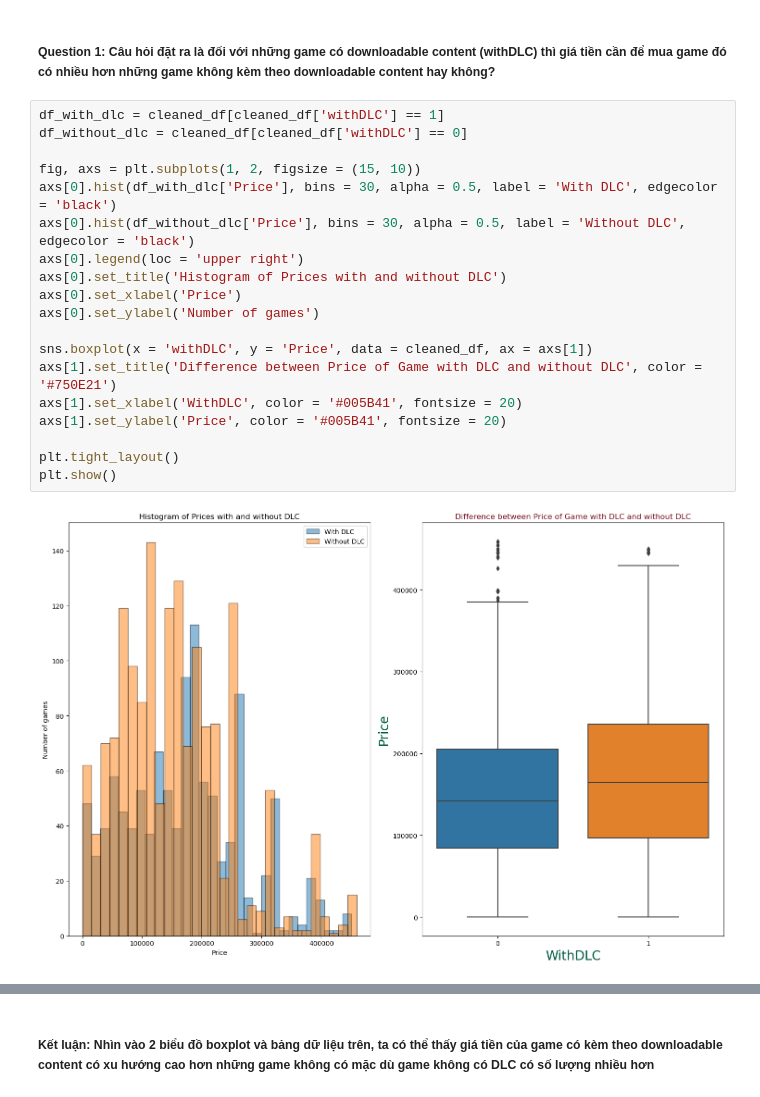
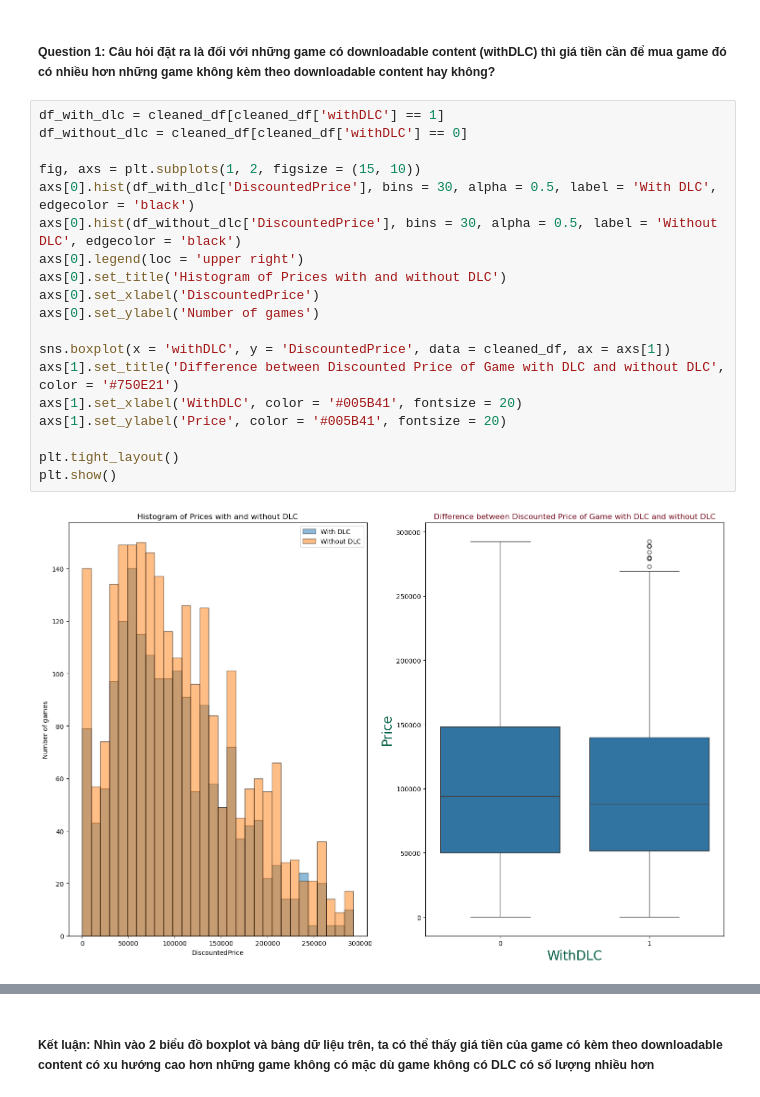
Before and after one commit to cheesepp/steam_game_ratings, a Jupyter notebook: EDA.ipynb, the cells around one changed output, grey strips where cells are left out. Cells and saved outputs as stored; diff of their text form.

```diff
--- a/EDA.ipynb
+++ b/EDA.ipynb
@@ -24,23 +23,23 @@ cleaned_df.head(10)
 # %%
 df_with_dlc = cleaned_df[cleaned_df['withDLC'] == 1]
 df_without_dlc = cleaned_df[cleaned_df['withDLC'] == 0]
 
 fig, axs = plt.subplots(1, 2, figsize = (15, 10))
-axs[0].hist(df_with_dlc['Price'], bins = 30, alpha = 0.5, label = 'With DLC', edgecolor = 'black')
-axs[0].hist(df_without_dlc['Price'], bins = 30, alpha = 0.5, label = 'Without DLC', edgecolor = 'black')
+axs[0].hist(df_with_dlc['DiscountedPrice'], bins = 30, alpha = 0.5, label = 'With DLC', edgecolor = 'black')
+axs[0].hist(df_without_dlc['DiscountedPrice'], bins = 30, alpha = 0.5, label = 'Without DLC', edgecolor = 'black')
 axs[0].legend(loc = 'upper right')
 axs[0].set_title('Histogram of Prices with and without DLC')
-axs[0].set_xlabel('Price')
+axs[0].set_xlabel('DiscountedPrice')
 axs[0].set_ylabel('Number of games')
 
-sns.boxplot(x = 'withDLC', y = 'Price', data = cleaned_df, ax = axs[1])
-axs[1].set_title('Difference between Price of Game with DLC and without DLC', color = '#750E21')
+sns.boxplot(x = 'withDLC', y = 'DiscountedPrice', data = cleaned_df, ax = axs[1])
+axs[1].set_title('Difference between Discounted Price of Game with DLC and without DLC', color = '#750E21')
 axs[1].set_xlabel('WithDLC', color = '#005B41', fontsize = 20)
 axs[1].set_ylabel('Price', color = '#005B41', fontsize = 20)
 
 plt.tight_layout()
 plt.show()
 # %% [output]
-[figure, old version]
+[figure, new version]
 # %%
 
```
Also changed, not shown: parts of 16 cells of this notebook, 8 other files.
